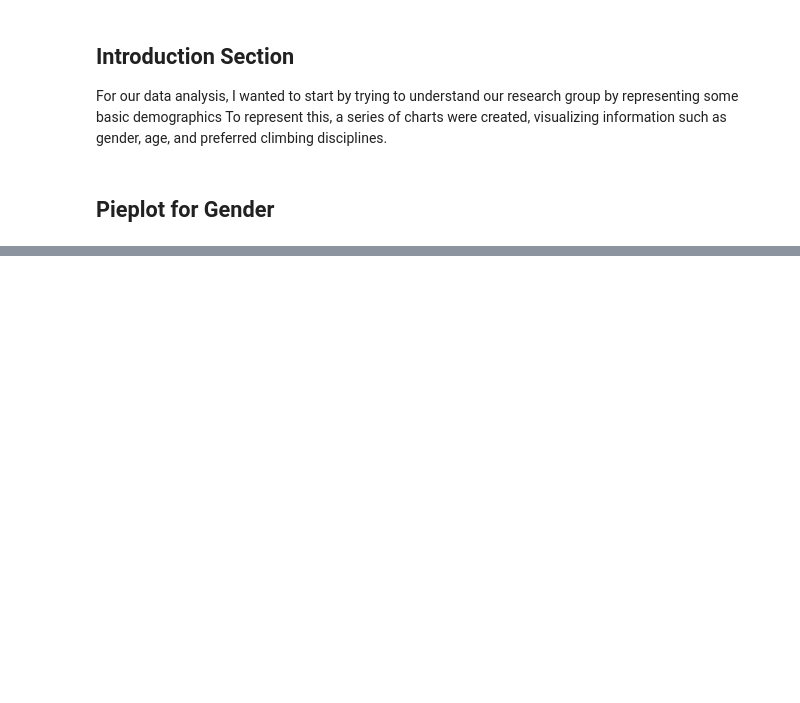
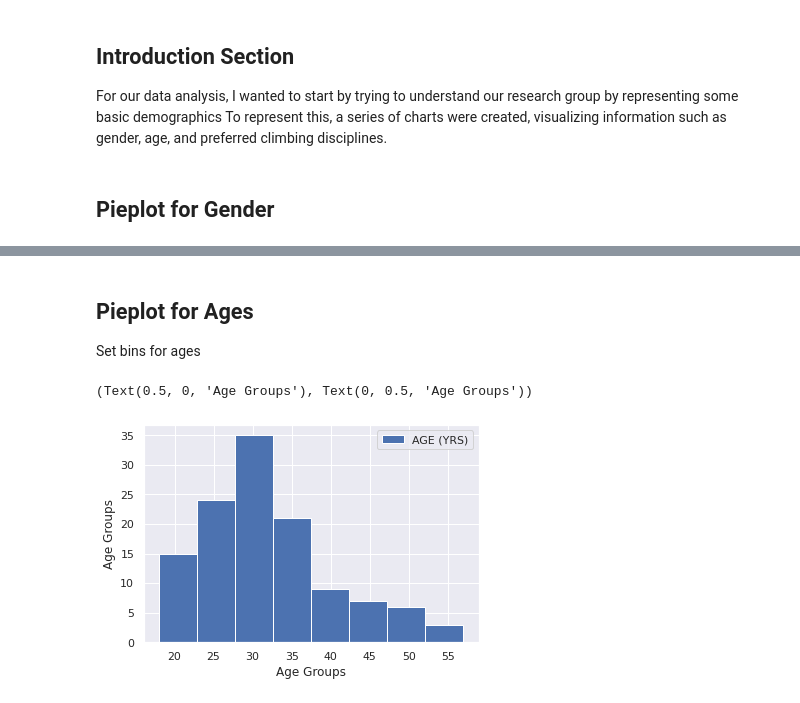
Before and after one commit to haokliao/Critical-Force-Visualization, a Jupyter notebook: EDA_001_notebook.ipynb, the cells around one changed output, grey strips where cells are left out. Cells and saved outputs as stored; diff of their text form; code cells hidden in the pictures; blank space fills up the shorter version.

```diff
--- a/EDA_001_notebook.ipynb
+++ b/EDA_001_notebook.ipynb
@@ -52,0 +47,19 @@ disciplines_df = dataframe[['SPORT GRADE IRCRA', 'BOULDER GRADE IRCRA']]
+# %% [markdown]
+## Pieplot for Ages
+Set bins for ages
+# %%
+age_df = dataframe['AGE (YRS)'].dropna().to_frame()
+# age_bins = ['18-23','23-28','29-33','33-38','39-43','44-48','49-53','54+']
+
+age_hist = age_df.plot(kind='hist',bins=8,range=[18,57])
+age_hist.set_xlabel('Age Groups'), age_hist.set_ylabel('Age Groups')
+
+# age_group = age_data.groupby(by='AGE (YRS)').size()
+# print(age_group)
+
+#bin ages into buckets 6?
+#,20-29,30-39,40-49,50-57
+#cut
+# %% [output]
+(Text(0.5, 0, 'Age Groups'), Text(0, 0.5, 'Age Groups'))
+[figure, added]
```
Also changed, not shown: parts of 12 cells of this notebook.
